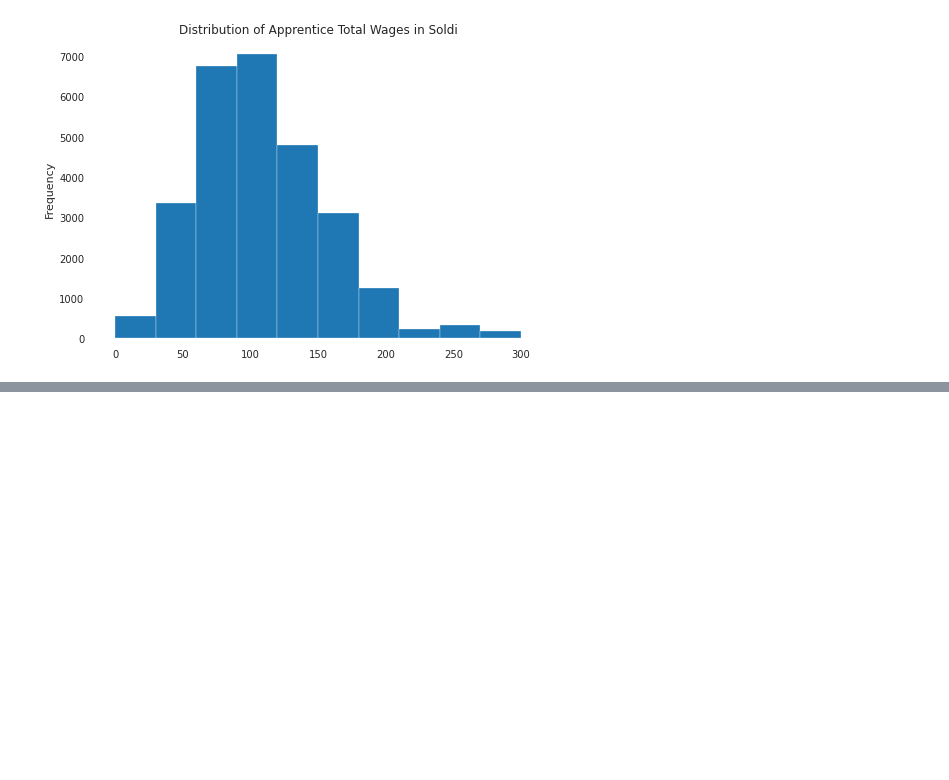
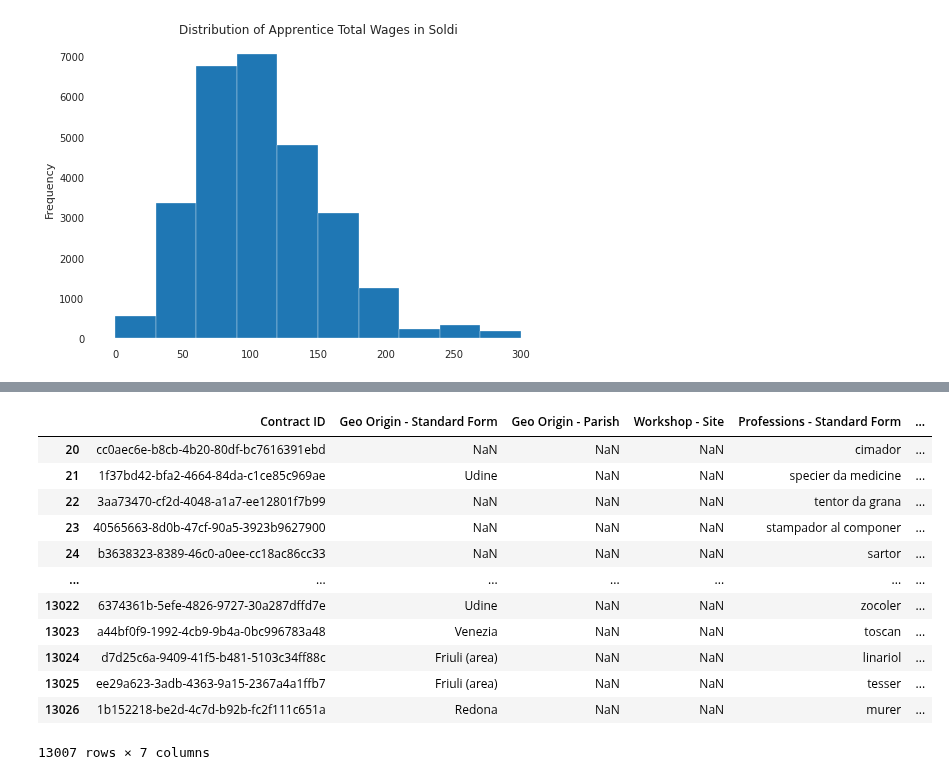
Before and after one commit to AlricRahl/Garzoni-Dataset-Exploration, a Jupyter notebook: src/Progress Notebook.ipynb, the cells around one changed output, grey strips where cells are left out. Saved outputs shown, nothing was run; the diff lists cells and outputs as text; code cells hidden in the pictures; blank space fills up the shorter version.

```diff
--- a/src/Progress Notebook.ipynb
+++ b/src/Progress Notebook.ipynb
@@ -176,0 +309,17 @@ for label in tqdm(u):
+# %%
+apprentices_trimmed[(apprentices_trimmed["Date"].apply(lambda x:int(x.split("-")[0])) > 1550) &
+                   (apprentices_trimmed["Date"].apply(lambda x:int(x.split("-")[0])) < 1600)]
+# %% [output]
+|  | Contract ID | Geo Origin - Standard Form | Geo Origin - Parish | Workshop - Site | Professions - Standard Form | ... |
+| 20 | cc0aec6e-b8cb-4b20-80df-bc7616391ebd | NaN | NaN | NaN | cimador | ... |
+| 21 | 1f37bd42-bfa2-4664-84da-c1ce85c969ae | Udine | NaN | NaN | specier da medicine | ... |
+| 22 | 3aa73470-cf2d-4048-a1a7-ee12801f7b99 | NaN | NaN | NaN | tentor da grana | ... |
+| 23 | 40565663-8d0b-47cf-90a5-3923b9627900 | NaN | NaN | NaN | stampador al componer | ... |
+| 24 | b3638323-8389-46c0-a0ee-cc18ac86cc33 | NaN | NaN | NaN | sartor | ... |
+| ... | ... | ... | ... | ... | ... | ... |
+| 13022 | 6374361b-5efe-4826-9727-30a287dffd7e | Udine | NaN | NaN | zocoler | ... |
+| 13023 | a44bf0f9-1992-4cb9-9b4a-0bc996783a48 | Venezia | NaN | NaN | toscan | ... |
+| 13024 | d7d25c6a-9409-41f5-b481-5103c34ff88c | Friuli (area) | NaN | NaN | linariol | ... |
+| 13025 | ee29a623-3adb-4363-9a15-2367a4a1ffb7 | Friuli (area) | NaN | NaN | tesser | ... |
+| 13026 | 1b152218-be2d-4c7d-b92b-fc2f111c651a | Redona | NaN | NaN | murer | ... |
+13007 rows × 7 columns
```
Also changed, not shown: parts of 18 cells of this notebook.
